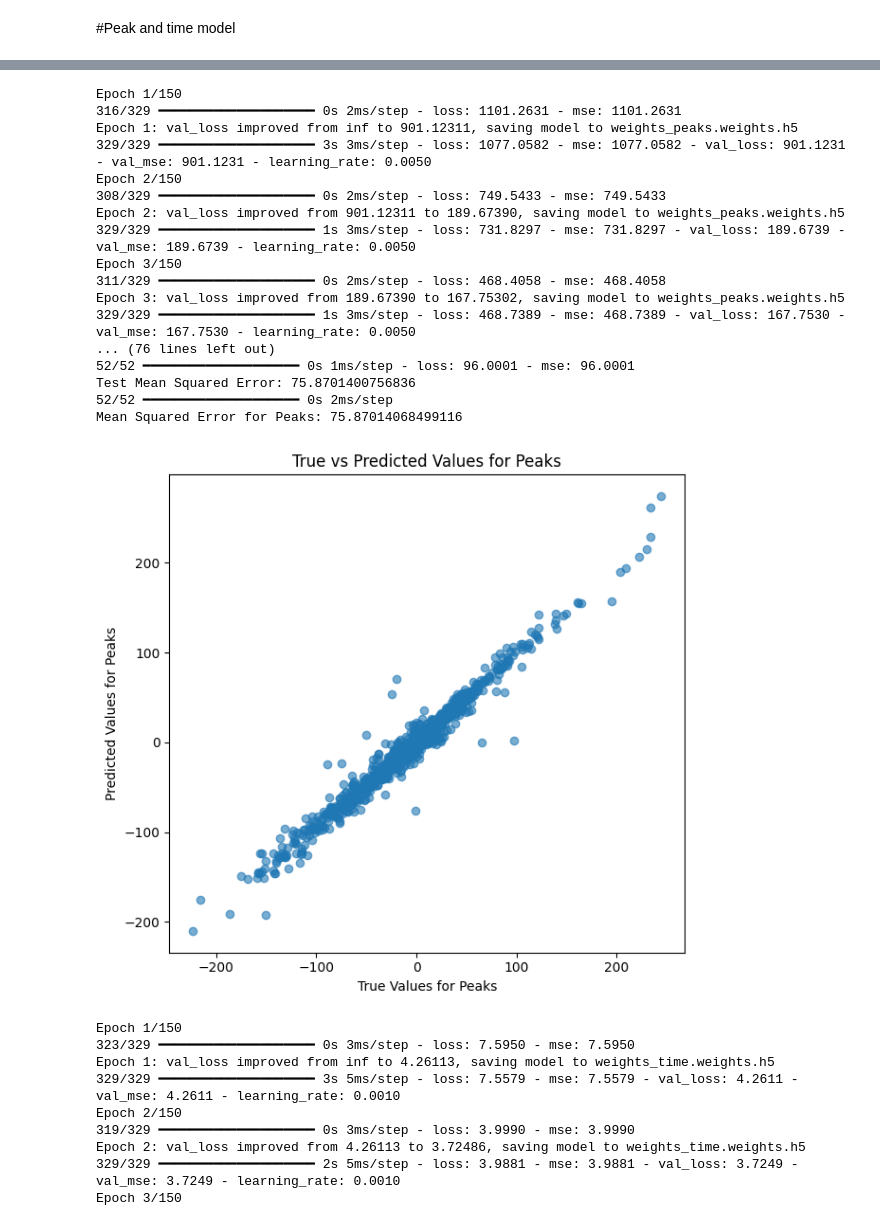
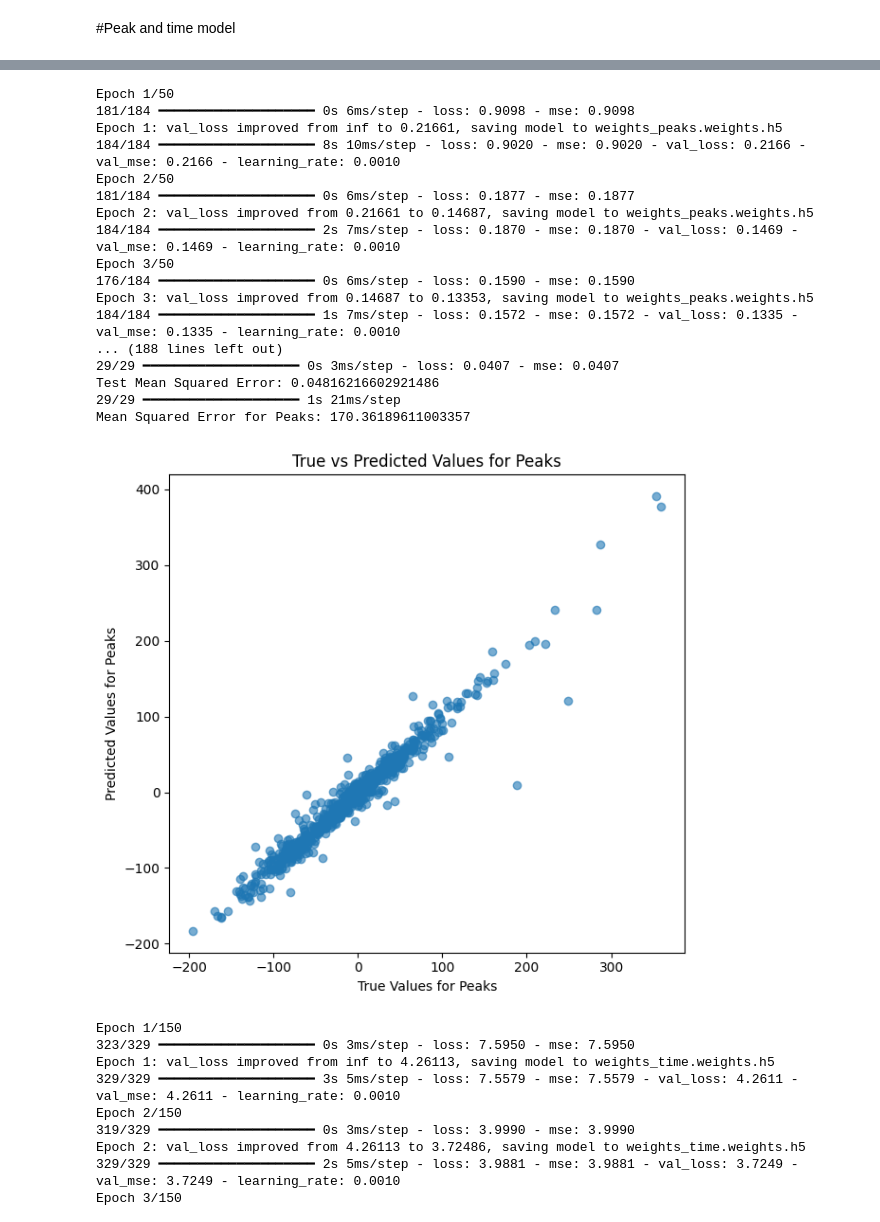
Before and after one commit to matule00/SGE, a Jupyter notebook: NN_SVR_peak_2.ipynb, the cells around one changed output, grey strips where cells are left out. Cells and saved outputs as stored; diff of their text form; code cells hidden in the pictures.

```diff
--- a/NN_SVR_peak_2.ipynb
+++ b/NN_SVR_peak_2.ipynb
@@ -20,7 +20,7 @@ pd.set_option('display.max_columns', None)
 pd.set_option('display.width', 220)
 # %%
 SVR = pd.read_csv('SVR_peak.csv')
-SVR.drop(columns=['mfrr5', 'mfrr_p', 'mfrr_m', 'extrema'], inplace=True)
+SVR.drop(columns=['extrema'], inplace=True)
 SVR['Time'] = pd.to_datetime(SVR['Time'])
 # %%
 def evaluate_predictions(predictions, threshold, use_absolute=False):
@@ -106,7 +106,7 @@ def plot_filtered_predictions(predictions, start_time='2024-09-01', end_time='20
     plt.grid(alpha=0.3)
     plt.show()
 # %%
-def train_model(X, y, NN_model, lr=0.005, patience_early_stop=10, patience_scheduler=5, num_of_epochs=40, peaks=True):
+def train_model(X_train, X_test, y_train, y_test, scaler_y, NN_model, lr=0.005, patience_early_stop=10, patience_scheduler=5, num_of_epochs=40, peaks=True):
     if peaks:
         title_suffix = "for Peaks"
         checkpoint_path = "weights_peaks.weights.h5"
@@ -124,13 +124,6 @@ def train_model(X, y, NN_model, lr=0.005, patience_early_stop=10, patience_sched
         verbose=1
     )
 
-    X_train, X_test, y_train, y_test = train_test_split(X, y, test_size=0.2, random_state=42)
-
-    # Standardize the input data
-    scaler = StandardScaler()
-    X_train = scaler.fit_transform(X_train)
-    X_test = scaler.transform(X_test)
-
     # Compile the model
 
     NN_model.compile(optimizer=Adam(learning_rate = lr), loss='mse', metrics=['mse'])
@@ -146,6 +139,9 @@ def train_model(X, y, NN_model, lr=0.005, patience_early_stop=10, patience_sched
 
     # Predict and visualize both outputs
     y_pred = NN_model.predict(X_test)
+
+    y_pred = scaler_y.inverse_transform(y_pred)
+    y_test = scaler_y.inverse_transform(y_test)
 
     # Calculate Mean Squared Error
     mse = mean_squared_error(y_test, y_pred)
@@ -223,0 +216,2 @@ model_peak = Sequential([
+# %%
+X_train, X_test, y_peak_train, y_peak_test, y_time_train, y_time_test, train_indices, test_indices, model_peak, scaler_X, scaler_y = prepare_data_and_model(SVR)
@@ -224,24 +236,24 @@ model_peak = Sequential([
 # %%
-train_model(X, y_peak, model_peak, lr=0.005, patience_early_stop=12, patience_scheduler=5, num_of_epochs=150)
+train_model(X_train, X_test, y_peak_train, y_peak_test, scaler_y, model_peak, lr=0.001, patience_early_stop=8, patience_scheduler=4, num_of_epochs=50)
 # %% [output]
-Epoch 1/150
-316/329 ━━━━━━━━━━━━━━━━━━━━ 0s 2ms/step - loss: 1101.2631 - mse: 1101.2631
-Epoch 1: val_loss improved from inf to 901.12311, saving model to weights_peaks.weights.h5
-329/329 ━━━━━━━━━━━━━━━━━━━━ 3s 3ms/step - loss: 1077.0582 - mse: 1077.0582 - val_loss: 901.1231 - val_mse: 901.1231 - learning_rate: 0.0050
-Epoch 2/150
-308/329 ━━━━━━━━━━━━━━━━━━━━ 0s 2ms/step - loss: 749.5433 - mse: 749.5433
-Epoch 2: val_loss improved from 901.12311 to 189.67390, saving model to weights_peaks.weights.h5
-329/329 ━━━━━━━━━━━━━━━━━━━━ 1s 3ms/step - loss: 731.8297 - mse: 731.8297 - val_loss: 189.6739 - val_mse: 189.6739 - learning_rate: 0.0050
-Epoch 3/150
-311/329 ━━━━━━━━━━━━━━━━━━━━ 0s 2ms/step - loss: 468.4058 - mse: 468.4058
-Epoch 3: val_loss improved from 189.67390 to 167.75302, saving model to weights_peaks.weights.h5
-329/329 ━━━━━━━━━━━━━━━━━━━━ 1s 3ms/step - loss: 468.7389 - mse: 468.7389 - val_loss: 167.7530 - val_mse: 167.7530 - learning_rate: 0.0050
-... (76 lines left out)
-52/52 ━━━━━━━━━━━━━━━━━━━━ 0s 1ms/step - loss: 96.0001 - mse: 96.0001
-Test Mean Squared Error: 75.8701400756836
-52/52 ━━━━━━━━━━━━━━━━━━━━ 0s 2ms/step
-Mean Squared Error for Peaks: 75.87014068499116
+Epoch 1/50
+181/184 ━━━━━━━━━━━━━━━━━━━━ 0s 6ms/step - loss: 0.9098 - mse: 0.9098
+Epoch 1: val_loss improved from inf to 0.21661, saving model to weights_peaks.weights.h5
+184/184 ━━━━━━━━━━━━━━━━━━━━ 8s 10ms/step - loss: 0.9020 - mse: 0.9020 - val_loss: 0.2166 - val_mse: 0.2166 - learning_rate: 0.0010
+Epoch 2/50
+181/184 ━━━━━━━━━━━━━━━━━━━━ 0s 6ms/step - loss: 0.1877 - mse: 0.1877
+Epoch 2: val_loss improved from 0.21661 to 0.14687, saving model to weights_peaks.weights.h5
+184/184 ━━━━━━━━━━━━━━━━━━━━ 2s 7ms/step - loss: 0.1870 - mse: 0.1870 - val_loss: 0.1469 - val_mse: 0.1469 - learning_rate: 0.0010
+Epoch 3/50
+176/184 ━━━━━━━━━━━━━━━━━━━━ 0s 6ms/step - loss: 0.1590 - mse: 0.1590
+Epoch 3: val_loss improved from 0.14687 to 0.13353, saving model to weights_peaks.weights.h5
+184/184 ━━━━━━━━━━━━━━━━━━━━ 1s 7ms/step - loss: 0.1572 - mse: 0.1572 - val_loss: 0.1335 - val_mse: 0.1335 - learning_rate: 0.0010
+... (188 lines left out)
+29/29 ━━━━━━━━━━━━━━━━━━━━ 0s 3ms/step - loss: 0.0407 - mse: 0.0407
+Test Mean Squared Error: 0.04816216602921486
+29/29 ━━━━━━━━━━━━━━━━━━━━ 1s 21ms/step
+Mean Squared Error for Peaks: 170.36189611003357
-[figure, old version]
+[figure, new version]
 # %%
 model_time = Sequential([
     Input(shape=(X_train.shape[1],)),
```
Also changed, not shown: parts of 17 cells of this notebook.
